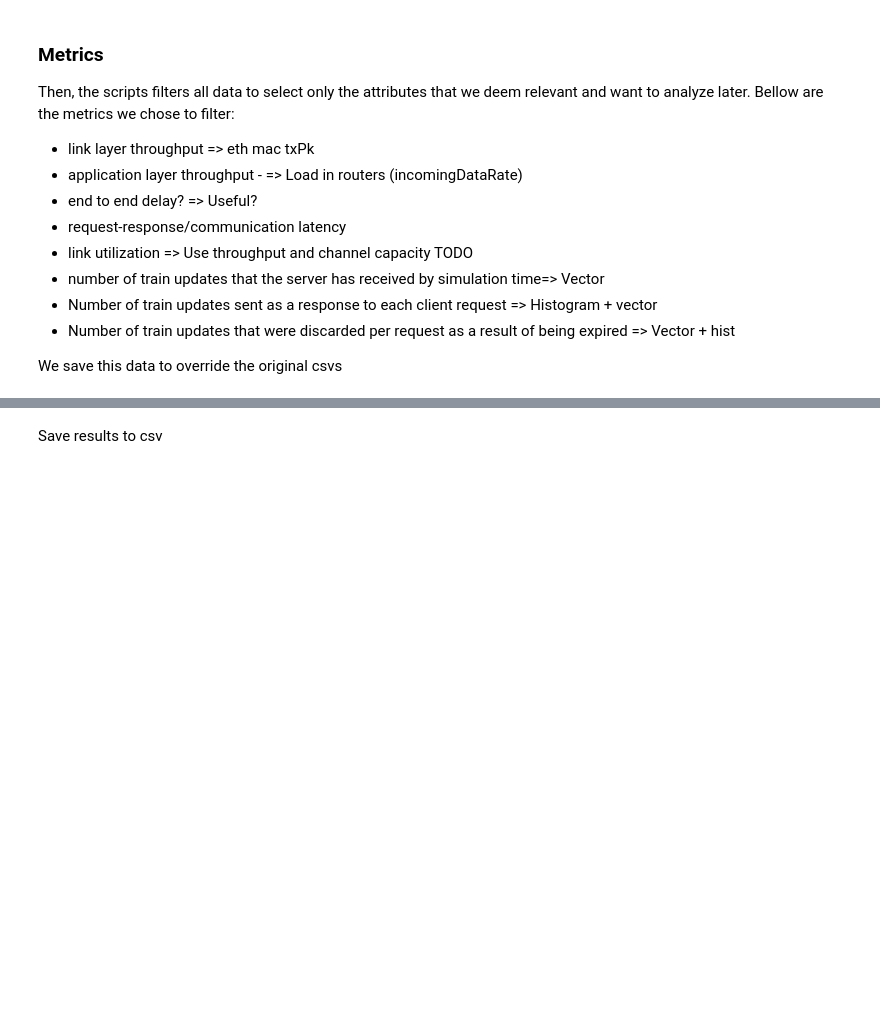
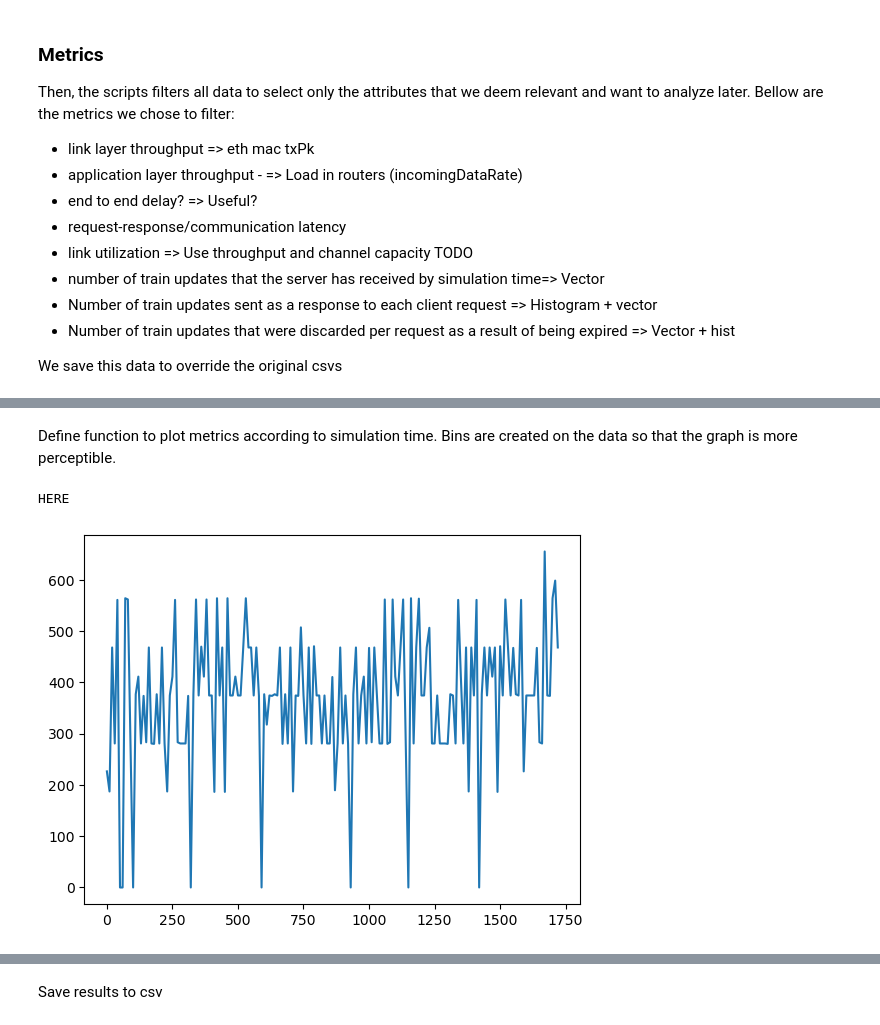
Before and after one commit to joaolucasmartins/NS2022, a Jupyter notebook: result_pipeline/notebook.ipynb, the cells around one changed output, grey strips where cells are left out. Drawn from its saved outputs; the diff is of its cells as text; code cells hidden in the pictures; blank space fills up the shorter version.

Commit message:
Add: Singular and multiple plot functions

```diff
--- a/result_pipeline/notebook.ipynb
+++ b/result_pipeline/notebook.ipynb
@@ -139,3 +116,40 @@ vec[(appLayerThroughput(vec)) & (filterByClients(vec))]
 | 1113 | NonFrequentUpdates-0-20221208-21:... | MuenchenNetwork.client[1].eth[0].... | outgoingDataRate:vector | [0.1, 0.2, 0.3, 0.4, 0.5, 0.6, 0.... | [0.0, 0.0, 0.0, 0.0, 0.0, 0.0, 0.... | 1939.290375 | 22640.0 | 0.0 | 348.886462 | ... |
 | 1350 | NonFrequentUpdates-0-20221208-21:... | MuenchenNetwork.client[2].eth[0].... | incomingDataRate:vector | [0.1, 0.2, 0.3, 0.4, 0.5, 0.6, 0.... | [0.0, 0.0, 0.0, 0.0, 0.0, 0.0, 0.... | 1970.001153 | 22640.0 | 0.0 | 355.909169 | ... |
 | 1368 | NonFrequentUpdates-0-20221208-21:... | MuenchenNetwork.client[2].eth[0].... | outgoingDataRate:vector | [0.1, 0.2, 0.3, 0.4, 0.5, 0.6, 0.... | [0.0, 0.0, 0.0, 0.0, 0.0, 0.0, 0.... | 1970.001153 | 22640.0 | 0.0 | 355.909169 | ... |
+# %% [markdown]
+Define function to plot metrics according to simulation time. Bins are created on the data so that the graph is more perceptible.
+# %%
+import seaborn as sns
+import matplotlib.pyplot as plt
+import numpy as np
+
+def plotLine(x, y, N):
+    def binData(x, y, N):
+        n_y = np.average(y[:len(y) - len(y) % N].reshape(-1, N), axis=1)
+        n_x = x[:len(x) - len(x) % N:N]
+        if (len(y) % N) != 0:
+            np.append(n_y, np.average(y[len(y) - len(y) % N:-1]))
+            np.append(n_x, x[:-1])
+        return n_x, n_y
+    if not (isinstance(x, list) and all(isinstance(el, np.ndarray) for el in x)):
+        print("HERE")
+        o_x = np.array(x)
+        x = list()
+        x.append(o_x)
+    if not (isinstance(y, list) and all(isinstance(el, np.ndarray) for el in y)):
+        o_y = np.array(y)
+        y = list()
+        y.append(o_y)
+
+
+    fig, ax = plt.subplots()
+    for data_x, data_y in zip(x, y):
+        n_x, n_y = binData(data_x, data_y, N)
+        sns.lineplot(x=n_x, y=n_y, ax=ax)
+
+
+client = vec[(appLayerThroughput(vec)) & (filterByClients(vec))].iloc[0]
+plotLine(client.vectime, client.vecvalue, 100)
+# %% [output]
+HERE
+[figure, added]
```
Also changed, not shown: parts of 13 cells of this notebook, 1 other file.
